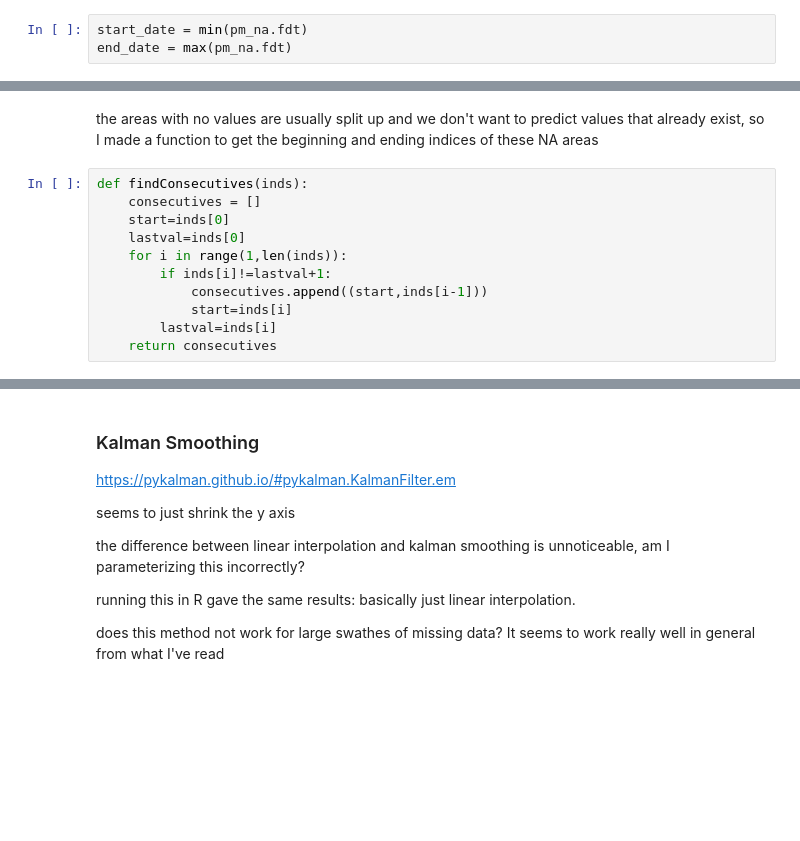
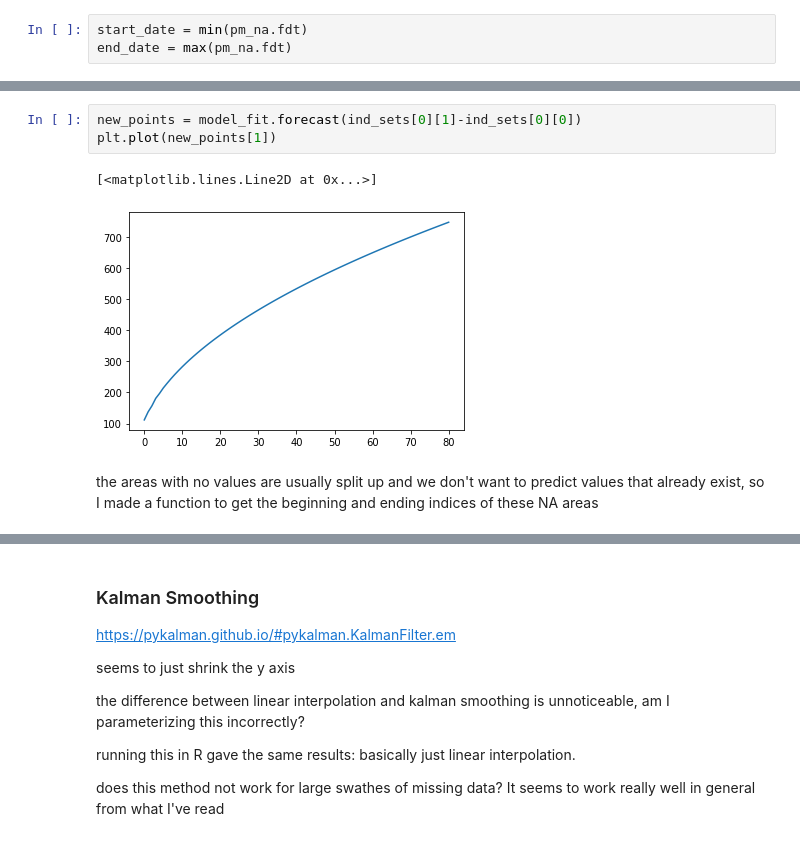
Before and after one commit to thejimster82/CvilleAQ, a Jupyter notebook: code/weather_plus_pm.ipynb, the cells around one changed output, grey strips where cells are left out. Saved outputs shown, nothing was run; the diff lists cells and outputs as text; blank space fills up the shorter version.

```diff
--- a/code/weather_plus_pm.ipynb
+++ b/code/weather_plus_pm.ipynb
@@ -189,16 +224,11 @@ plt.show()
+# %%
+new_points = model_fit.forecast(ind_sets[0][1]-ind_sets[0][0])
+plt.plot(new_points[1])
+# %% [output]
+[<matplotlib.lines.Line2D at 0x...>]
+[figure, added]
 # %% [markdown]
 the areas with no values are usually split up and we don't want to predict values that already exist, so I made a function to get the beginning and ending indices of these NA areas
-# %%
-def findConsecutives(inds):
-    consecutives = []
-    start=inds[0]
-    lastval=inds[0]
-    for i in range(1,len(inds)):
-        if inds[i]!=lastval+1:
-            consecutives.append((start,inds[i-1]))
-            start=inds[i]
-        lastval=inds[i]
-    return consecutives
 # %%
 #attempt at replacing missing values with arima prediction (doesn't work so great)
 plt.figure()
```
Also changed, not shown: parts of 17 cells of this notebook.
